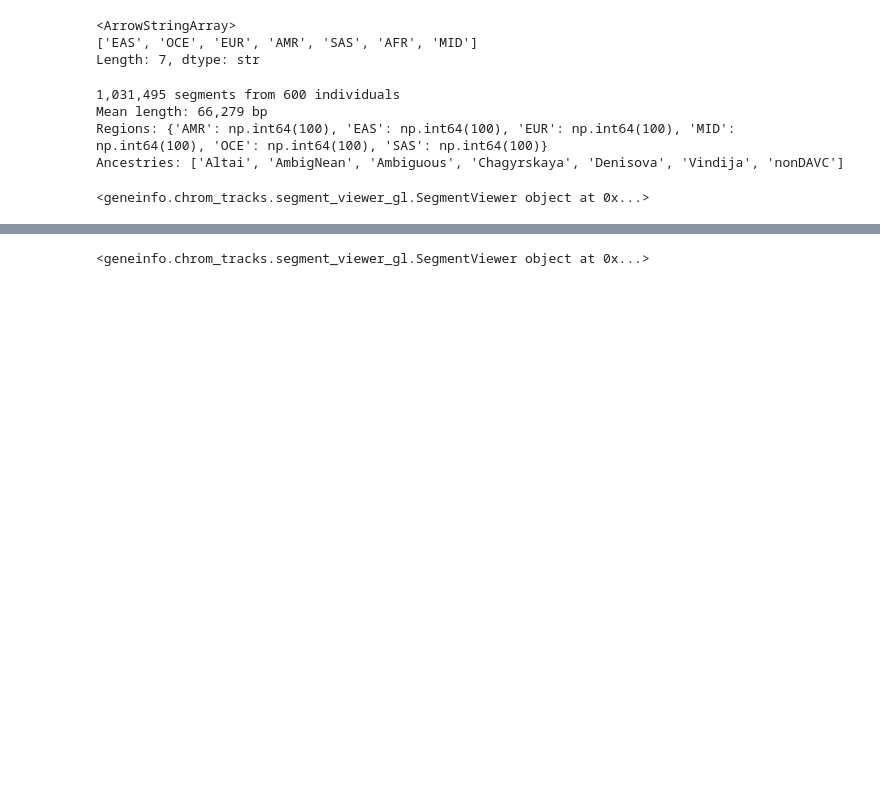
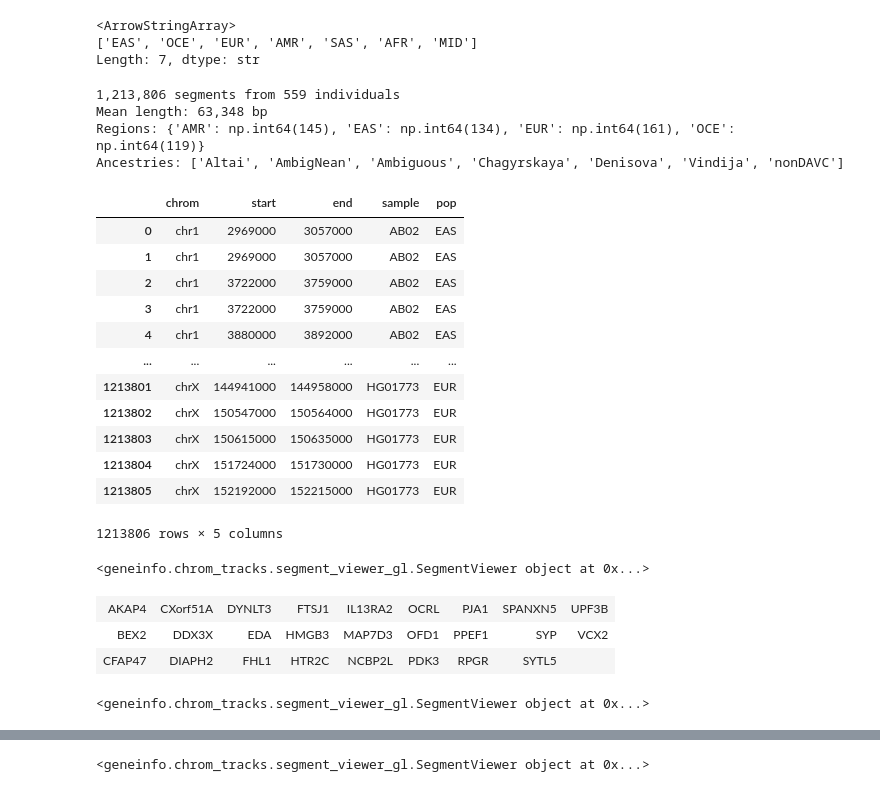
Before and after one commit to munch-group/geneinfo, a Jupyter notebook: notebooks/chrom_tracks_demo.ipynb, the cells around one changed output, grey strips where cells are left out. Drawn from its saved outputs; the diff is of its cells as text; code cells hidden in the pictures; blank space fills up the shorter version.

```diff
--- a/notebooks/chrom_tracks_demo.ipynb
+++ b/notebooks/chrom_tracks_demo.ipynb
@@ -210,8 +163,10 @@ Length: 7, dtype: str
 # %%
 
 # subset
-subset_regs = ['AFR', 'EUR', 'EAS', 'SAS', 'MID', 'OCE', 'AMR']
-subset_meta = meta[meta['reg'].isin(subset_regs)].groupby('reg').head(100)
+# subset_regs = ['AFR', 'EUR', 'EAS', 'SAS', 'MID', 'OCE', 'AMR']
+subset_regs = ['AFR', 'EUR', 'EAS', 'OCE', 'AMR']
+subset_meta = meta[(meta['sex'] == 'F') & meta['reg'].isin(subset_regs)].groupby('reg').head(300)
+
 
 # # all
 # subset_meta = meta
@@ -221,7 +176,7 @@ subset_meta.ind.unique().size
 # Read fragment parquet files (one per individual)
 frames = []
 for ind in subset_meta['ind']:
-    fp = Path(f'/Users/kmt/v2/fragments/phase_state=unphased/ind={ind}/0.parquet')
+    fp = Path(f'/Users/kmt/v2/fragments/phase_state=phased/ind={ind}/0.parquet')
     if fp.exists():
         frames.append(pq.ParquetFile(fp).read().to_pandas())
 
@@ -245,10 +200,26 @@ hm_df = segs[['chrom', 'start', 'end', 'ind', 'reg']].rename(
 region_colors={'AFR': "#d80019", 'EUR': "#0067cf", 'SAS': "#7e00bd", 'EAS': "#00a75f", 'MID': "#c20098", 'OCE': "#d19300", 'AMR': "#7e4e00"}
 ancestry_colors={'Altai': 'green', 'Vindija': 'orange', 'Chagyrskaya': 'blue', 'AmbigNean': 'purple', 'Denisova': 'red', 'nonDAVC': 'gray'}
 # %% [output]
-1,031,495 segments from 600 individuals
-Mean length: 66,279 bp
-Regions: {'AMR': np.int64(100), 'EAS': np.int64(100), 'EUR': np.int64(100), 'MID': np.int64(100), 'OCE': np.int64(100), 'SAS': np.int64(100)}
+1,213,806 segments from 559 individuals
+Mean length: 63,348 bp
+Regions: {'AMR': np.int64(145), 'EAS': np.int64(134), 'EUR': np.int64(161), 'OCE': np.int64(119)}
 Ancestries: ['Altai', 'AmbigNean', 'Ambiguous', 'Chagyrskaya', 'Denisova', 'Vindija', 'nonDAVC']
+# %%
+hm_df
+# %% [output]
+|  | chrom | start | end | sample | pop |
+| 0 | chr1 | 2969000 | 3057000 | AB02 | EAS |
+| 1 | chr1 | 2969000 | 3057000 | AB02 | EAS |
+| 2 | chr1 | 3722000 | 3759000 | AB02 | EAS |
+| 3 | chr1 | 3722000 | 3759000 | AB02 | EAS |
+| 4 | chr1 | 3880000 | 3892000 | AB02 | EAS |
+| ... | ... | ... | ... | ... | ... |
+| 1213801 | chrX | 144941000 | 144958000 | HG01773 | EUR |
+| 1213802 | chrX | 150547000 | 150564000 | HG01773 | EUR |
+| 1213803 | chrX | 150615000 | 150635000 | HG01773 | EUR |
+| 1213804 | chrX | 151724000 | 151730000 | HG01773 | EUR |
+| 1213805 | chrX | 152192000 | 152215000 | HG01773 | EUR |
+1213806 rows × 5 columns
 # %%
 viewer = (
     SegmentViewer(chrom_sizes)
@@ -318,3 +279,48 @@ viewer.zoom_speed = 1.025
 viewer
 # %% [output]
 <geneinfo.chrom_tracks.segment_viewer_gl.SegmentViewer object at 0x...>
+# %%
+sheet.get('cDEG')
+# %% [output]
+| AKAP4 | CXorf51A | DYNLT3 | FTSJ1 | IL13RA2 | OCRL | PJA1 | SPANXN5 | UPF3B |
+| BEX2 | DDX3X | EDA | HMGB3 | MAP7D3 | OFD1 | PPEF1 | SYP | VCX2 |
+| CFAP47 | DIAPH2 | FHL1 | HTR2C | NCBP2L | PDK3 | RPGR | SYTL5 |  |
+# %%
+viewer = (
+    SegmentViewer(chrom_sizes)
+    .add_heatmap_track(
+        hm_df, 'Individual haplotypes',
+        individual_col='sample',
+            group_col='pop',
+            color_map=region_colors,
+        # height=390,
+        # windows=16384,
+        windows=5000,
+        tip_fmt=False,
+    )
+    .add_gene_track(genes_by_chrom, name='Genes',
+                    height = 100,
+                    collapse=True,
+                    # highlight=['LHX8'], highlight_color="#ee55c5",
+                    highlight={
+                        'fill':      sheet.get('cDEG'),
+                        'stroke':    ['LRRC40'],
+                        'outline':   ['BRCA1'],
+                        'color':     ['SRSF11'],
+                        'bold':      ['LRRC7', 'LRRC40'],
+                        'italic':    ['ANKRD13C'],
+                        'underline': ['CTH'],
+                        'halo':      ['SRSF11'],
+                    },
+                    # highlight_fill_color    = "#e03a4e",
+                    # highlight_spine_color   = "#d80ce6",
+                    # highlight_outline_color = "#000000",
+                    # highlight_label_color   = "#169f4a",
+                    # highlight_halo_color    = "#4152CF2F",
+                    )
+)
+#viewer.theme = theme
+viewer.zoom_speed = 1.02
+viewer
+# %% [output]
+<geneinfo.chrom_tracks.segment_viewer_gl.SegmentViewer object at 0x...>
```
Also changed, not shown: parts of 6 cells of this notebook, 1 other file.
